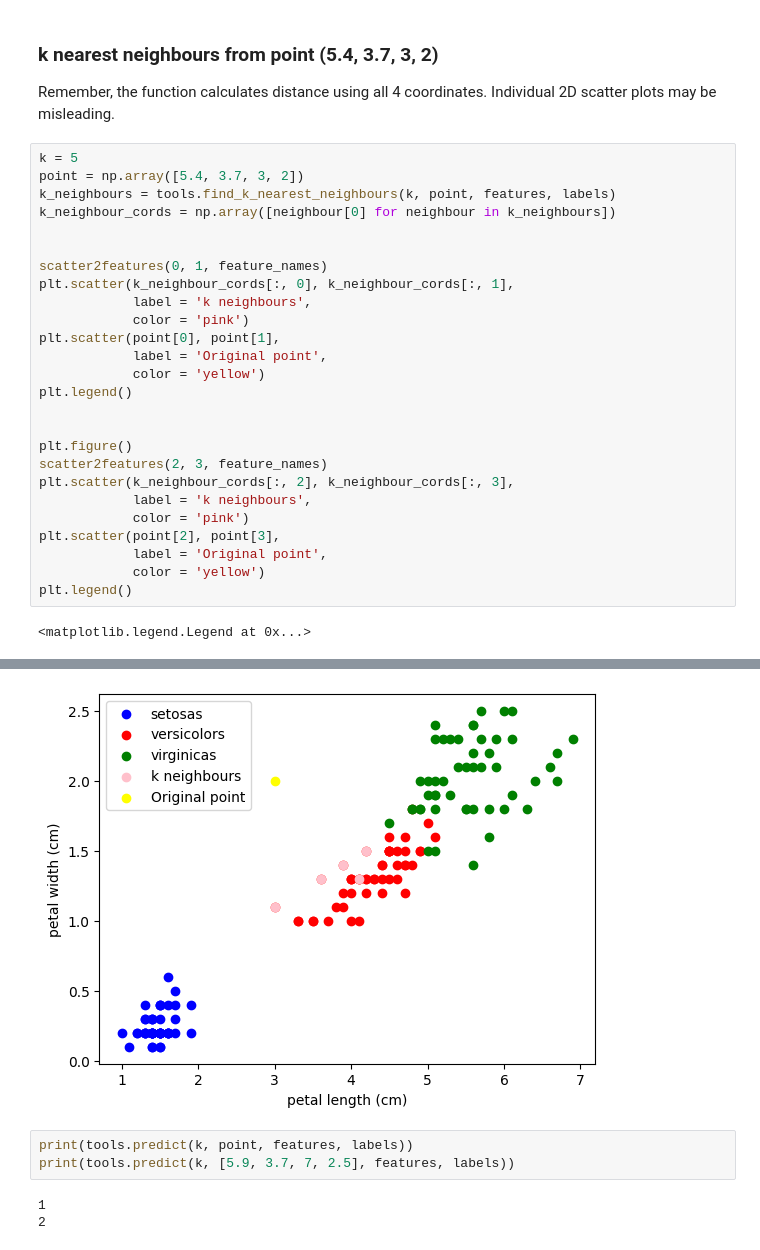
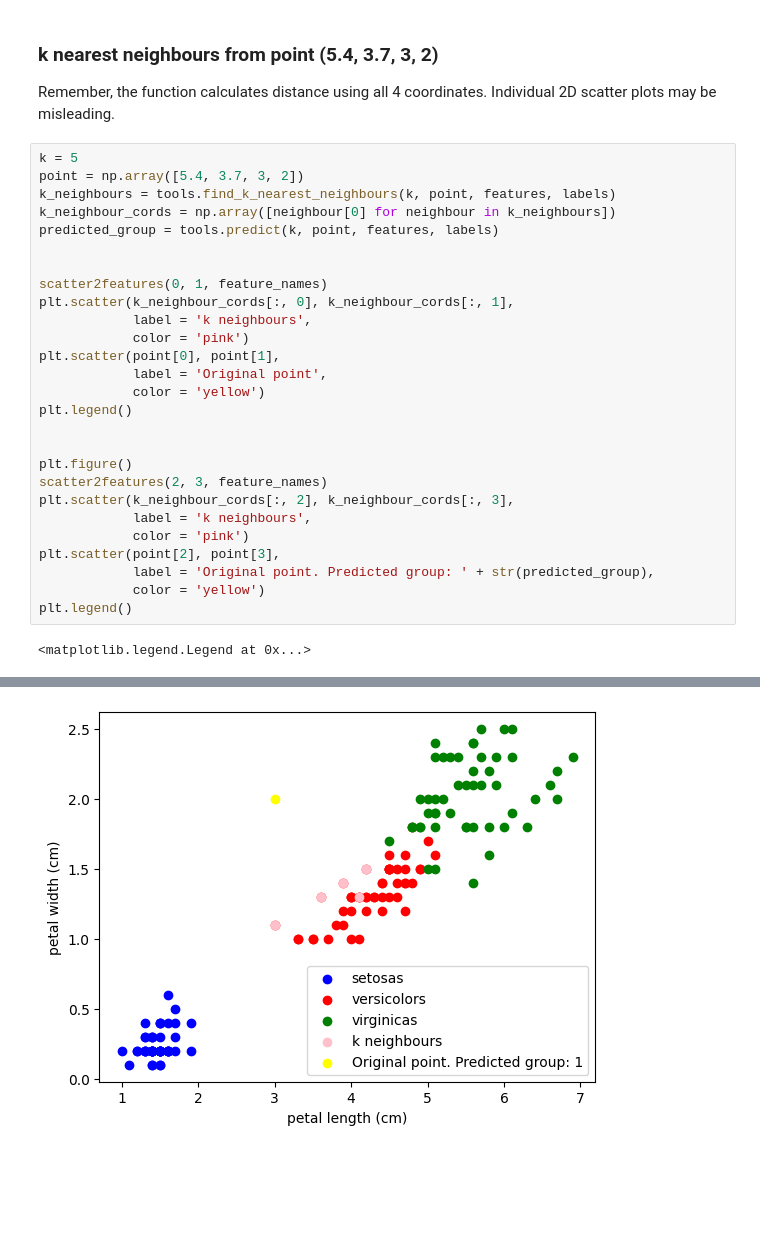
Before and after one commit to Lev1231254/k-nearest-neighbours, a Jupyter notebook: analysis.ipynb, the cells around one changed output, grey strips where cells are left out. Saved outputs shown, nothing was run; the diff lists cells and outputs as text; blank space fills up the shorter version.

```diff
--- a/analysis.ipynb
+++ b/analysis.ipynb
@@ -55,36 +55,31 @@ Individual 2D scatter plots may be misleading.
 # %%
 k = 5
 point = np.array([5.4, 3.7, 3, 2])
 k_neighbours = tools.find_k_nearest_neighbours(k, point, features, labels)
 k_neighbour_cords = np.array([neighbour[0] for neighbour in k_neighbours])
+predicted_group = tools.predict(k, point, features, labels)
 
 
 scatter2features(0, 1, feature_names)
 plt.scatter(k_neighbour_cords[:, 0], k_neighbour_cords[:, 1],
             label = 'k neighbours',
             color = 'pink')
 plt.scatter(point[0], point[1],
             label = 'Original point',
             color = 'yellow')
 plt.legend()
 
 
 plt.figure()
 scatter2features(2, 3, feature_names)
 plt.scatter(k_neighbour_cords[:, 2], k_neighbour_cords[:, 3],
             label = 'k neighbours',
             color = 'pink')
 plt.scatter(point[2], point[3],
-            label = 'Original point',
+            label = 'Original point. Predicted group: ' + str(predicted_group),
             color = 'yellow')
 plt.legend()
 # %% [output]
 <matplotlib.legend.Legend at 0x...>
 [figure]
-[figure, old version]
+[figure, new version]
-# %%
-print(tools.predict(k, point, features, labels))
-print(tools.predict(k, [5.9, 3.7, 7, 2.5], features, labels))
-# %% [output]
-1
-2
```
Also changed, not shown: parts of 7 cells of this notebook, 1 other file.
